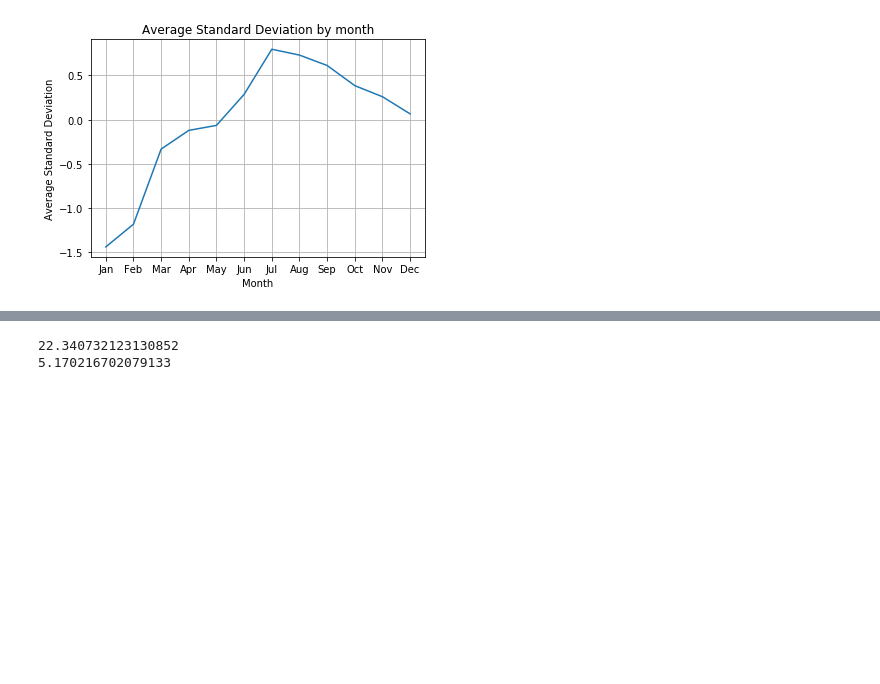
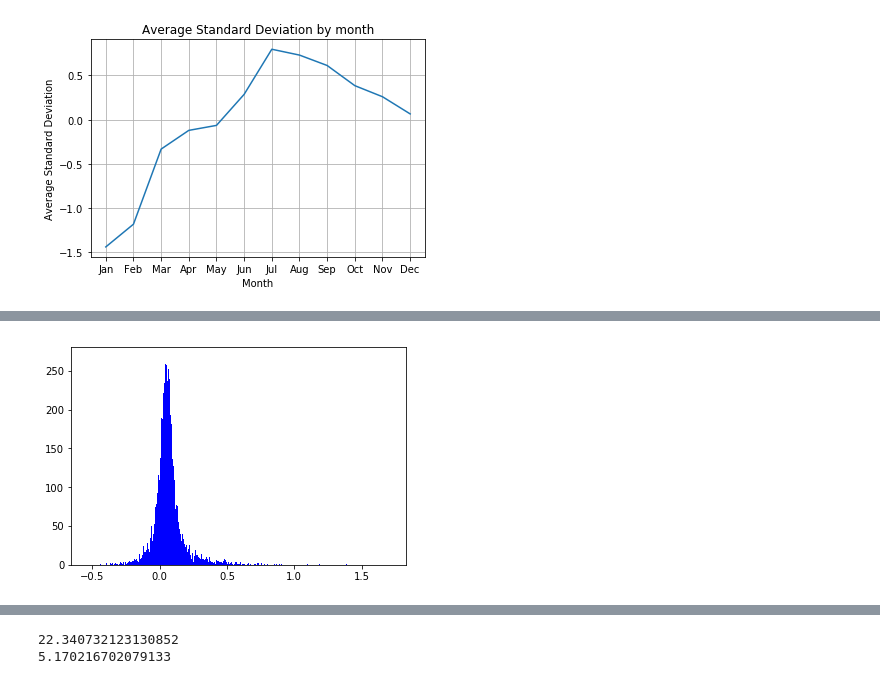
Before and after one commit to CheLinHuang/UCSD-Housing-Cost, a Jupyter notebook: FinalProject.ipynb, the cells around one changed output, grey strips where cells are left out. Saved outputs shown, nothing was run; the diff lists cells and outputs as text; code cells hidden in the pictures; blank space fills up the shorter version.

```diff
--- a/FinalProject.ipynb
+++ b/FinalProject.ipynb
@@ -515,0 +772,6 @@ def findAnnualRateOfGrowth():
+# %%
+# Plotting histograms of the distribution of the percent change in the price of houses from 2014 - 2015
+plt.hist(diff_data["14_15"], 1000, facecolor = 'blue')
+f2 = plt.gcf()
+# %% [output]
+[figure, added]
```
Also changed, not shown: parts of 55 cells of this notebook, 1 other file.
